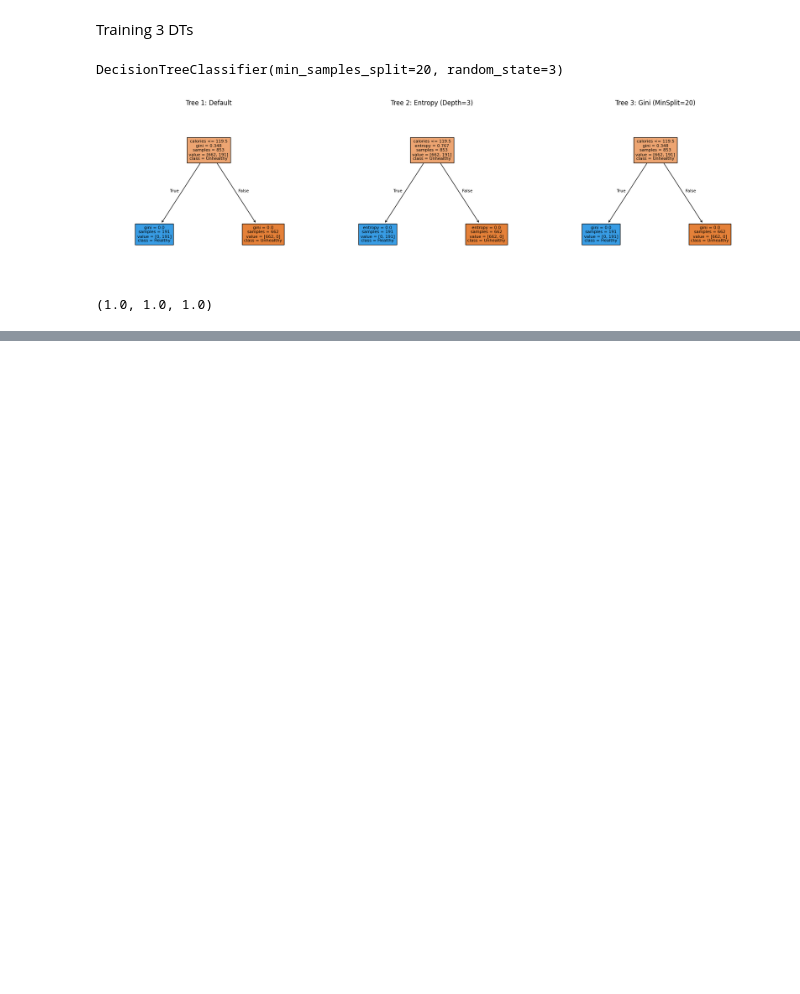
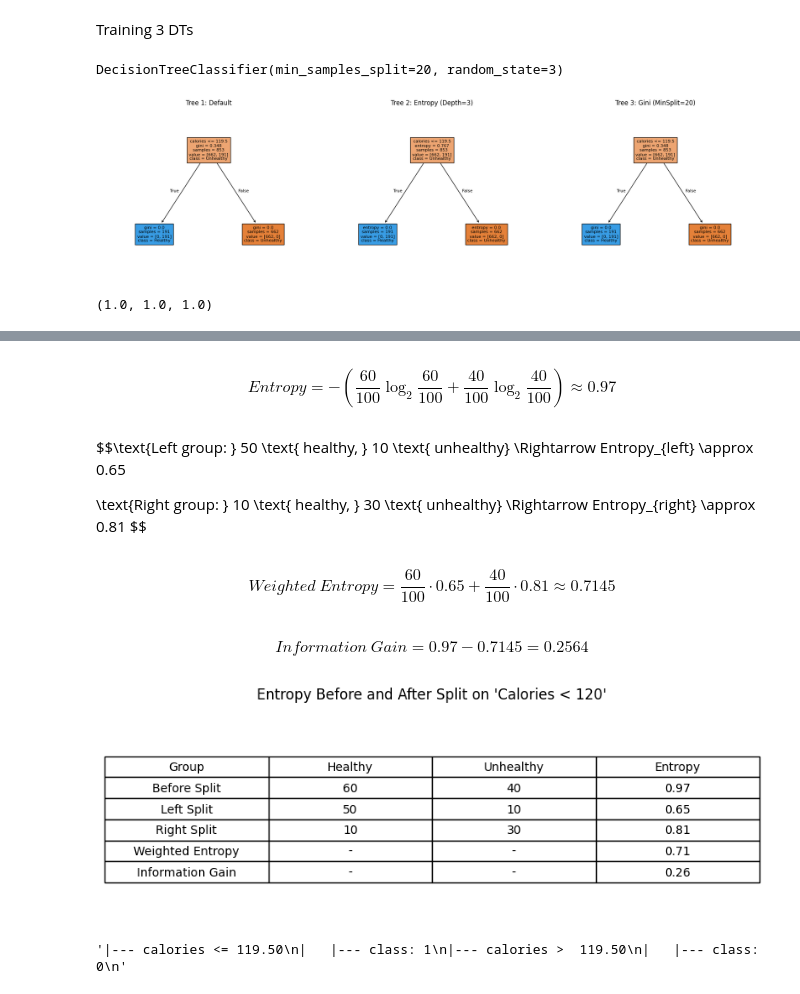
Before and after one commit to RISSIKUMARP/Enhancing-Public-Health-by-Identifying-Unhealthy-Foods-Promoting-Healthier-Alternatives, a Jupyter notebook: scripts/DT.ipynb, the cells around one changed output, grey strips where cells are left out. Cells and saved outputs as stored; diff of their text form; code cells hidden in the pictures; blank space fills up the shorter version.

```diff
--- a/scripts/DT.ipynb
+++ b/scripts/DT.ipynb
@@ -61,0 +97,55 @@ plt.show()
+# %% [markdown]
+$$
+Entropy = -\left(\frac{60}{100} \log_2 \frac{60}{100} + \frac{40}{100} \log_2 \frac{40}{100}\right) \approx 0.97
+$$
+# %% [markdown]
+$$\text{Left group: } 50 \text{ healthy, } 10 \text{ unhealthy} \Rightarrow Entropy_{left} \approx 0.65
+
+\text{Right group: } 10 \text{ healthy, } 30 \text{ unhealthy} \Rightarrow Entropy_{right} \approx 0.81
+$$
+# %% [markdown]
+$$
+Weighted\ Entropy = \frac{60}{100} \cdot 0.65 + \frac{40}{100} \cdot 0.81 \approx 0.7145
+$$
+# %% [markdown]
+$$
+Information\ Gain = 0.97 - 0.7145 = 0.2564
+$$
+# %%
+simple_tree = DecisionTreeClassifier(max_depth=1, criterion='entropy')
+simple_tree.fit(X_train, y_train)
+
+tree_rules = export_text(simple_tree, feature_names=list(X.columns))
+
+p_healthy = 60 / 100
+p_unhealthy = 40 / 100
+entropy_before = - (p_healthy * math.log2(p_healthy) + p_unhealthy * math.log2(p_unhealthy))
+
+left_entropy = - ((50/60) * math.log2(50/60) + (10/60) * math.log2(10/60))
+right_entropy = - ((10/40) * math.log2(10/40) + (30/40) * math.log2(30/40))
+weighted_entropy = (60/100) * left_entropy + (40/100) * right_entropy
+info_gain = entropy_before - weighted_entropy
+
+table_data = [
+    ["Group", "Healthy", "Unhealthy", "Entropy"],
+    ["Before Split", "60", "40", f"{entropy_before:.2f}"],
+    ["Left Split", "50", "10", f"{left_entropy:.2f}"],
+    ["Right Split", "10", "30", f"{right_entropy:.2f}"],
+    ["Weighted Entropy", "-", "-", f"{weighted_entropy:.2f}"],
+    ["Information Gain", "-", "-", f"{info_gain:.2f}"]
+]
+
+fig, ax = plt.subplots(figsize=(8, 3))
+ax.axis('off')
+table = ax.table(cellText=table_data, cellLoc='center', loc='center')
+table.auto_set_font_size(False)
+table.set_fontsize(10)
+table.scale(1, 1.5)
+plt.title("Entropy Before and After Split on 'Calories < 120'", pad=20)
+plt.tight_layout()
+plt.show()
+
+tree_rules
+# %% [output]
+[figure, added]
+'|--- calories <= 119.50\n|   |--- class: 1\n|--- calories >  119.50\n|   |--- class: 0\n'
```
Also changed, not shown: parts of 4 cells of this notebook, 12 other files.
